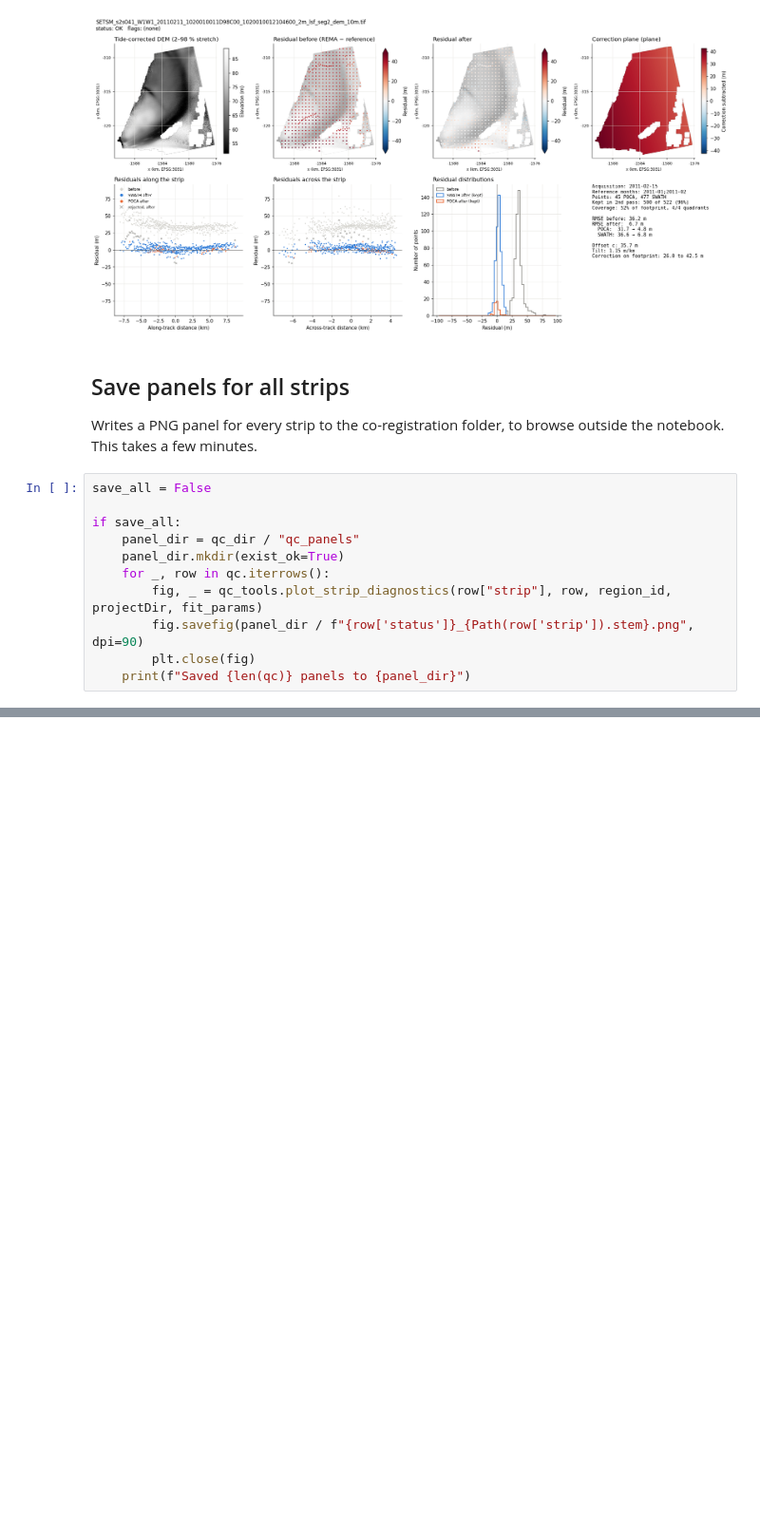
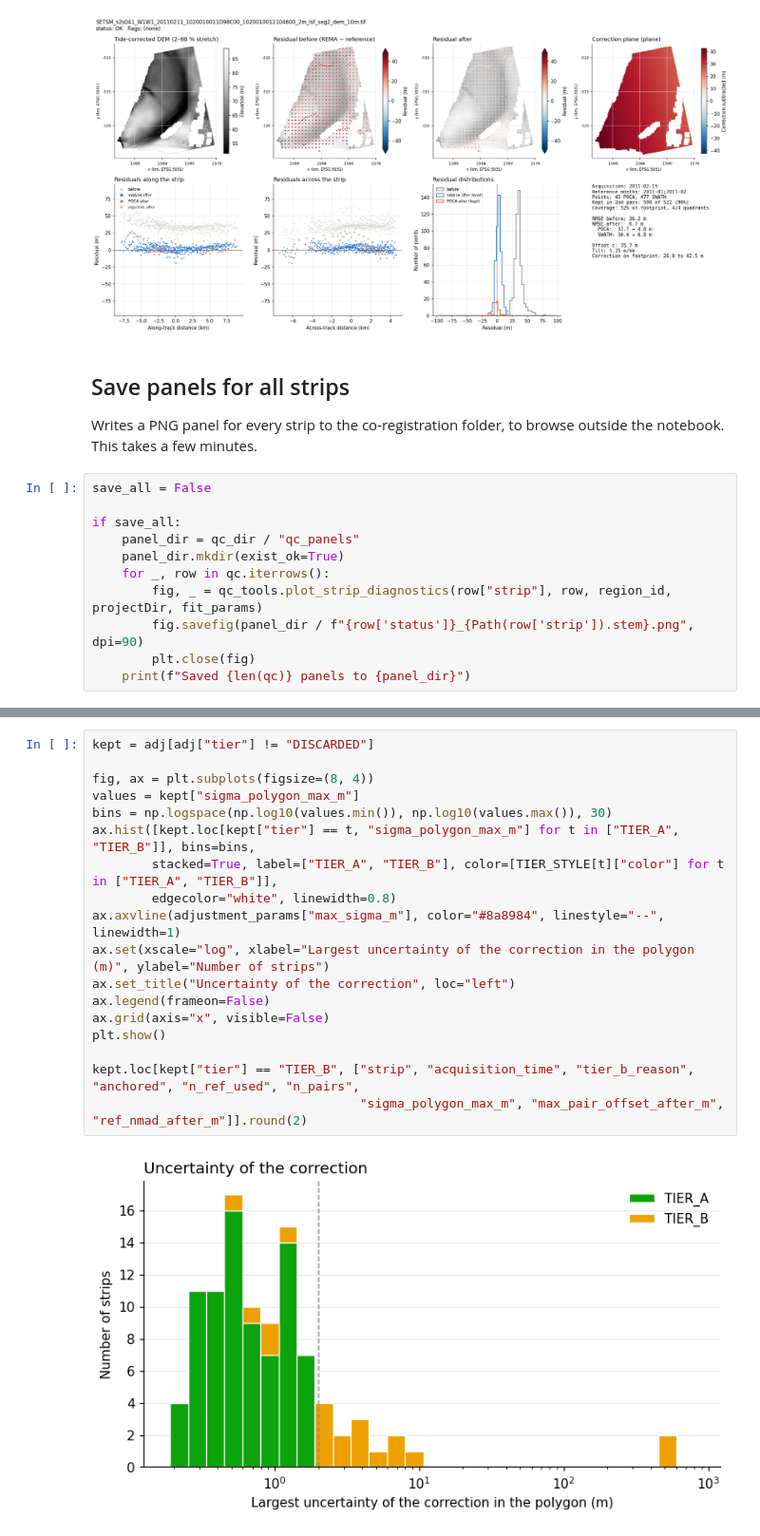
Before and after one commit to aszinck/REMA-strips-correction, a Jupyter notebook: coreg-qc.ipynb, the cells around one changed output, grey strips where cells are left out. Shown at 95% size. Cells and saved outputs as stored; diff of their text form; blank space fills up the shorter version.

```diff
--- a/coreg-qc.ipynb
+++ b/coreg-qc.ipynb
@@ -520,0 +689,20 @@ if save_all:
+# %%
+kept = adj[adj["tier"] != "DISCARDED"]
+
+fig, ax = plt.subplots(figsize=(8, 4))
+values = kept["sigma_polygon_max_m"]
+bins = np.logspace(np.log10(values.min()), np.log10(values.max()), 30)
+ax.hist([kept.loc[kept["tier"] == t, "sigma_polygon_max_m"] for t in ["TIER_A", "TIER_B"]], bins=bins,
+        stacked=True, label=["TIER_A", "TIER_B"], color=[TIER_STYLE[t]["color"] for t in ["TIER_A", "TIER_B"]],
+        edgecolor="white", linewidth=0.8)
+ax.axvline(adjustment_params["max_sigma_m"], color="#8a8984", linestyle="--", linewidth=1)
+ax.set(xscale="log", xlabel="Largest uncertainty of the correction in the polygon (m)", ylabel="Number of strips")
+ax.set_title("Uncertainty of the correction", loc="left")
+ax.legend(frameon=False)
+ax.grid(axis="x", visible=False)
+plt.show()
+
+kept.loc[kept["tier"] == "TIER_B", ["strip", "acquisition_time", "tier_b_reason", "anchored", "n_ref_used", "n_pairs",
+                                    "sigma_polygon_max_m", "max_pair_offset_after_m", "ref_nmad_after_m"]].round(2)
+# %% [output]
+[figure, added]
```
Also changed, not shown: parts of 23 cells of this notebook, 3 other files.
